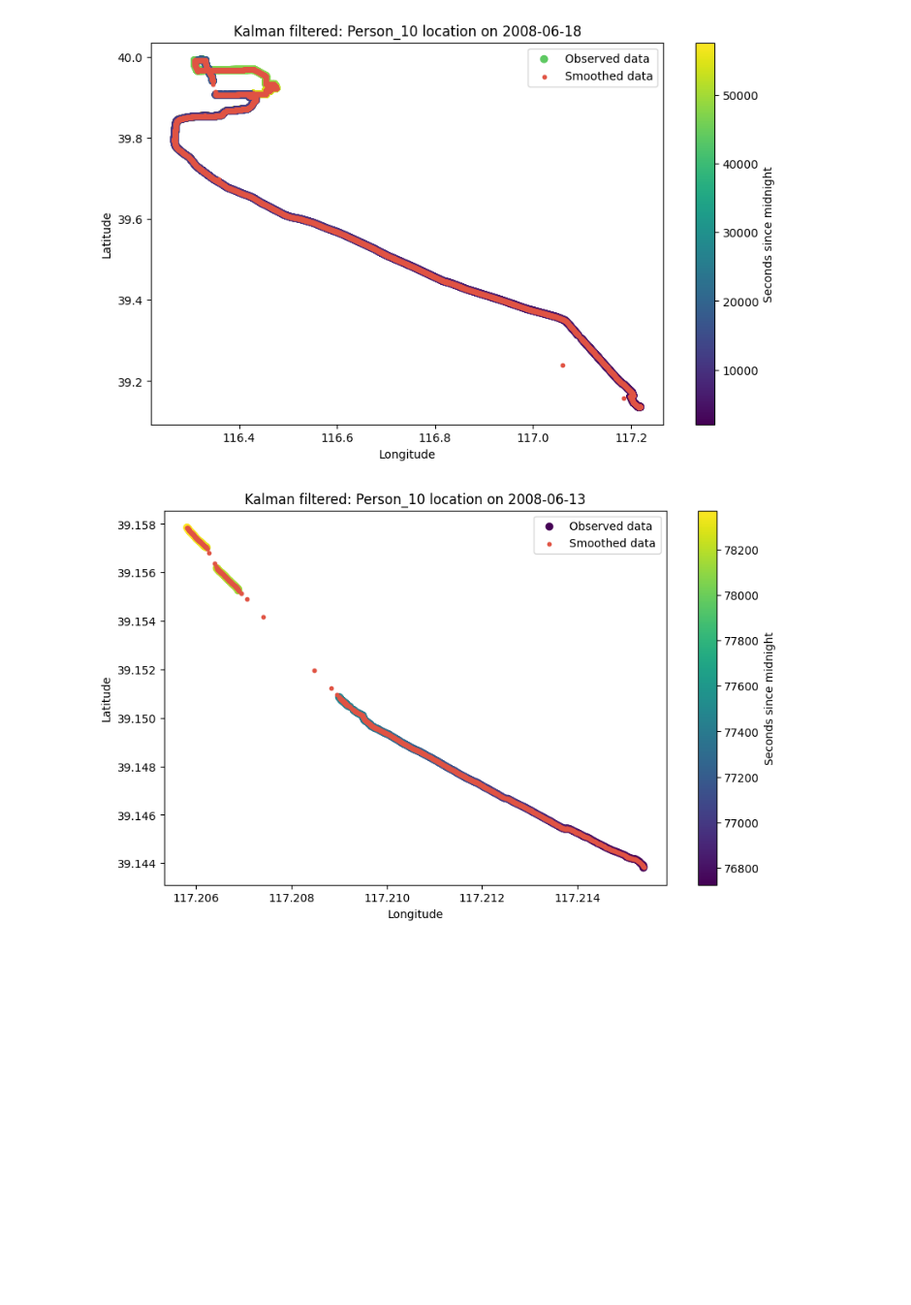
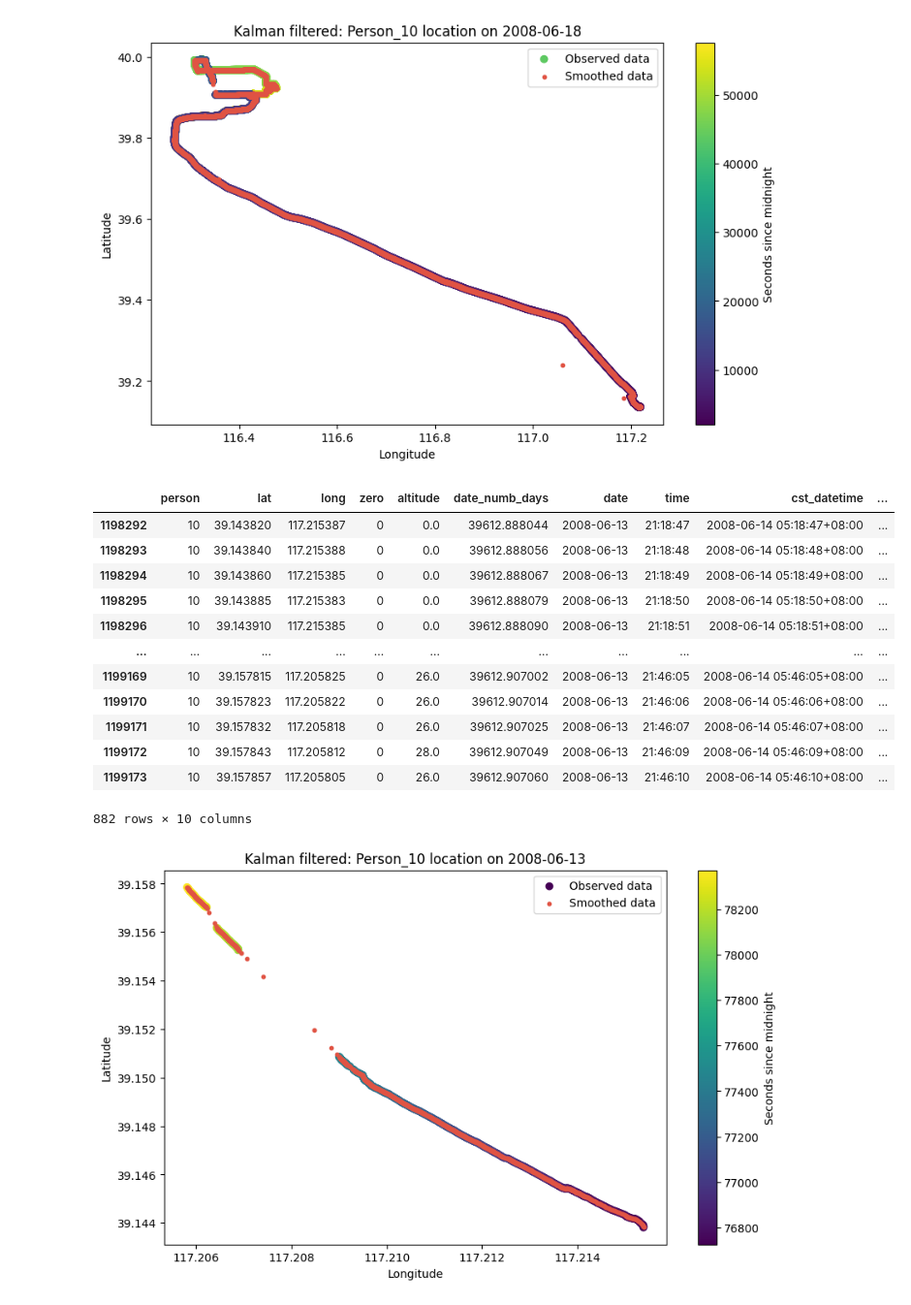
Before and after one commit to hyuncat/pre-walkwise, a Jupyter notebook: kalman_filtering.ipynb, the cells around one changed output. Shown: that part at 97% size. Saved outputs shown, nothing was run; the diff lists cells and outputs as text; code cells hidden in the pictures; blank space fills up the shorter version.

```diff
--- a/kalman_filtering.ipynb
+++ b/kalman_filtering.ipynb
@@ -229,9 +258,27 @@ plot_kalman_filtered_data(person10_kalman)
 # %% [output]
 [figure]
 # %%
+# Let's try for person10 on 2008-06-13
 # Note: Probably need to also filter for distinct times within a single day
 person10_b = filter_person_and_date(all_plt_data, 10, '2008-06-13')
 person10_b_kalman = kalman_filtering(person10_b)
+save_kalman_filtered_data(person10_b_kalman)
+
+person10_b
+# %% [output]
+|  | person | lat | long | zero | altitude | date_numb_days | date | time | cst_datetime | ... |
+| 1198292 | 10 | 39.143820 | 117.215387 | 0 | 0.0 | 39612.888044 | 2008-06-13 | 21:18:47 | 2008-06-14 05:18:47+08:00 | ... |
+| 1198293 | 10 | 39.143840 | 117.215388 | 0 | 0.0 | 39612.888056 | 2008-06-13 | 21:18:48 | 2008-06-14 05:18:48+08:00 | ... |
+| 1198294 | 10 | 39.143860 | 117.215385 | 0 | 0.0 | 39612.888067 | 2008-06-13 | 21:18:49 | 2008-06-14 05:18:49+08:00 | ... |
+| 1198295 | 10 | 39.143885 | 117.215383 | 0 | 0.0 | 39612.888079 | 2008-06-13 | 21:18:50 | 2008-06-14 05:18:50+08:00 | ... |
+| 1198296 | 10 | 39.143910 | 117.215385 | 0 | 0.0 | 39612.888090 | 2008-06-13 | 21:18:51 | 2008-06-14 05:18:51+08:00 | ... |
+| ... | ... | ... | ... | ... | ... | ... | ... | ... | ... | ... |
+| 1199169 | 10 | 39.157815 | 117.205825 | 0 | 26.0 | 39612.907002 | 2008-06-13 | 21:46:05 | 2008-06-14 05:46:05+08:00 | ... |
+| 1199170 | 10 | 39.157823 | 117.205822 | 0 | 26.0 | 39612.907014 | 2008-06-13 | 21:46:06 | 2008-06-14 05:46:06+08:00 | ... |
+| 1199171 | 10 | 39.157832 | 117.205818 | 0 | 26.0 | 39612.907025 | 2008-06-13 | 21:46:07 | 2008-06-14 05:46:07+08:00 | ... |
+| 1199172 | 10 | 39.157843 | 117.205812 | 0 | 28.0 | 39612.907049 | 2008-06-13 | 21:46:09 | 2008-06-14 05:46:09+08:00 | ... |
+| 1199173 | 10 | 39.157857 | 117.205805 | 0 | 26.0 | 39612.907060 | 2008-06-13 | 21:46:10 | 2008-06-14 05:46:10+08:00 | ... |
+882 rows × 10 columns
 # %%
 plot_kalman_filtered_data(person10_b_kalman)
 # %% [output]
```
Also changed, not shown: parts of 5 cells of this notebook, 4 other files.
